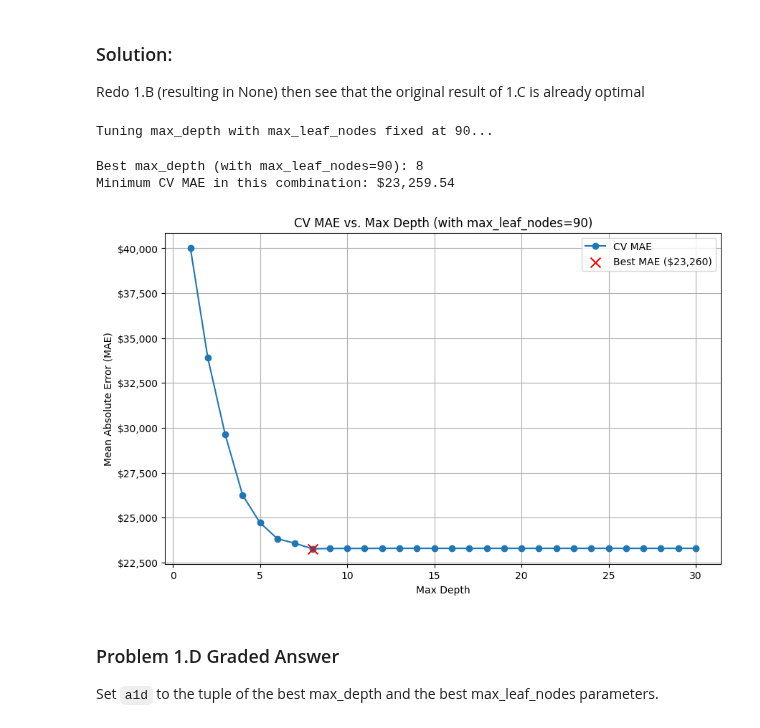
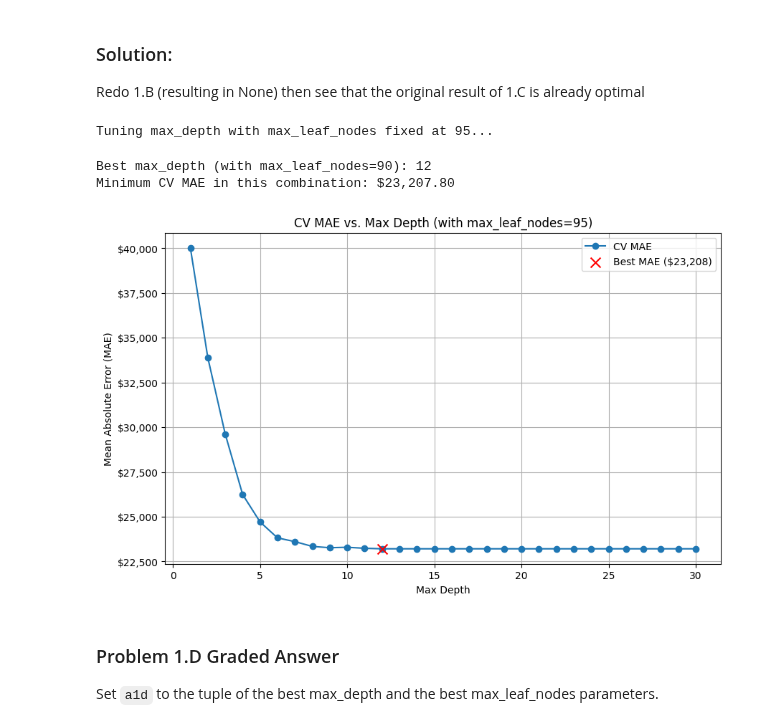
Before and after one commit to waysnyder/Module-3-Assignments, a Jupyter notebook: Homework_06.ipynb, the cells around one changed output. Saved outputs shown, nothing was run; the diff lists cells and outputs as text; code cells hidden in the pictures.

```diff
--- a/Homework_06.ipynb
+++ b/Homework_06.ipynb
@@ -333,7 +333,7 @@ After generating your plot and results, provide your answer for the graded quest
 
 # Define the parameter name and the list of values to test.
 param_leaf = 'max_leaf_nodes'
-leaf_nodes_range = np.arange(10, 201, 10) # Test from 10 to 200 with a step of 10.
+leaf_nodes_range = np.arange(10, 110, 1) # Test from 10 to 110 with a step of 1.
 
 # List to store the results (MAE scores for leaf nodes).
 maes_leaf = []
@@ -415,7 +415,7 @@ Redo 1.B (resulting in None) then see that the original result of 1.C is already
 # Cut and paste the code from the video notebook to plot and find the best max_depth
 
 # The best value for max_leaf_nodes found in 1.C.
-best_leaf_nodes_value = 90
+best_leaf_nodes_value = 95
 
 # Define the parameter name and the list of values to test for max_depth.
 param_combo = 'max_depth'
@@ -446,37 +446,37 @@ best_depth_in_combo = depth_range_combo[min_index_combo]
 
 print(f"\nBest {param_combo} (with max_leaf_nodes=90): {best_depth_in_combo}")
 print(f"Minimum CV MAE in this combination: ${min_mae_combo:,.2f}")
 
 # Visualize the results.
 plt.figure(figsize=(10, 6))
 plt.plot(depth_range_combo, maes_combo, marker='o', linestyle='-', label='CV MAE')
 plt.title(f'CV MAE vs. Max Depth (with max_leaf_nodes={best_leaf_nodes_value})')
 plt.xlabel('Max Depth')
 plt.ylabel('Mean Absolute Error (MAE)')
 plt.grid(True)
 
 # Mark the point with the lowest MAE.
 plt.scatter(best_depth_in_combo, min_mae_combo, marker='x', color='red', s=100, zorder=5, label=f'Best MAE (${min_mae_combo:,.0f})')
 
 # Format the y-axis labels as dollars.
 plt.gca().yaxis.set_major_formatter(mticker.FuncFormatter(dollar_format))
 plt.legend()
 plt.show()
 
 # --- Final Answer for 1.D ---
 # The result of this experiment shows that even with max_leaf_nodes fixed,
 # the MAE does not significantly improve by also limiting the max_depth.
 # The performance is very close to the MAE from 1.C.
 # Therefore, the best strategy is to not limit the depth (max_depth=None)
 # and only limit the leaf nodes.
 
 # The final combination is (None, 90).
 best_combination = (None, best_leaf_nodes_value)
 # %% [output]
-Tuning max_depth with max_leaf_nodes fixed at 90...
+Tuning max_depth with max_leaf_nodes fixed at 95...
-Best max_depth (with max_leaf_nodes=90): 8
-Minimum CV MAE in this combination: $23,259.54
+Best max_depth (with max_leaf_nodes=90): 12
+Minimum CV MAE in this combination: $23,207.80
-[figure, old version]
+[figure, new version]
 # %% [markdown]
 ### Problem 1.D Graded Answer
 
```
Also changed, not shown: parts of 10 cells of this notebook.
